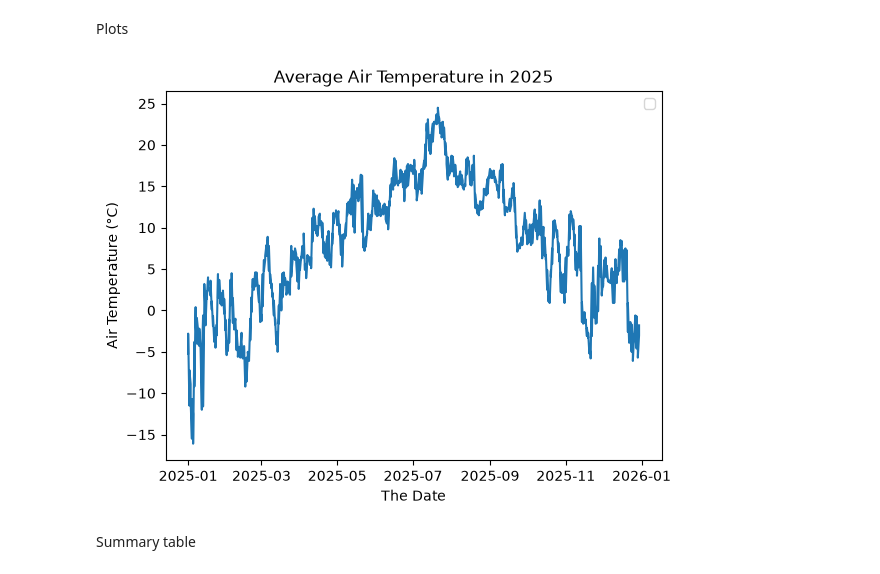
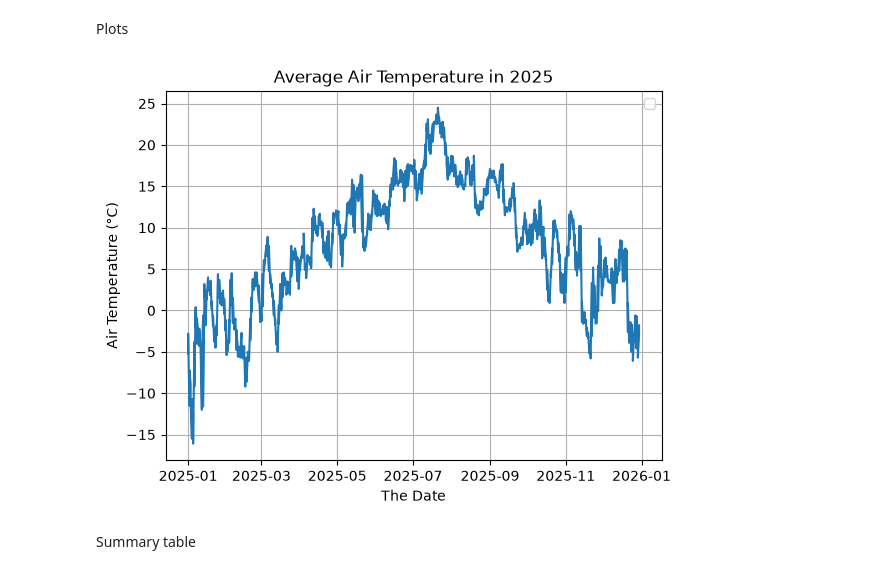
Before and after one commit to adriannv22/Inf201_deliverabal1, a Jupyter notebook: inf201_deliverabel_1.ipynb, the cells around one changed output. Drawn from its saved outputs; the diff is of its cells as text; code cells hidden in the pictures.

```diff
--- a/inf201_deliverabel_1.ipynb
+++ b/inf201_deliverabel_1.ipynb
@@ -81,14 +81,15 @@ Data retrieved from frost.met.no!
 Plots
 # %%
 #Plot the average air temperature data for 2025 using matplotlib library.
-plt.plot(temp_df['referenceTime'][temp_df['elementId'] == 'mean(air_temperature P1D)'], temp_df['value'][temp_df['elementId'] == 'mean(air_temperature P1D)'])
+plt.plot(temp_df['referenceTime'], temp_df['value'])
 plt.title('Average Air Temperature in 2025')
 plt.xlabel('The Date')
 plt.ylabel('Air Temperature (°C)')
 plt.legend()
+plt.grid()
 plt.show()
 # %% [output]
-[figure, old version]
+[figure, new version]
 # %% [markdown]
 Summary table
 # %%
```
Also changed, not shown: parts of 7 cells of this notebook.
